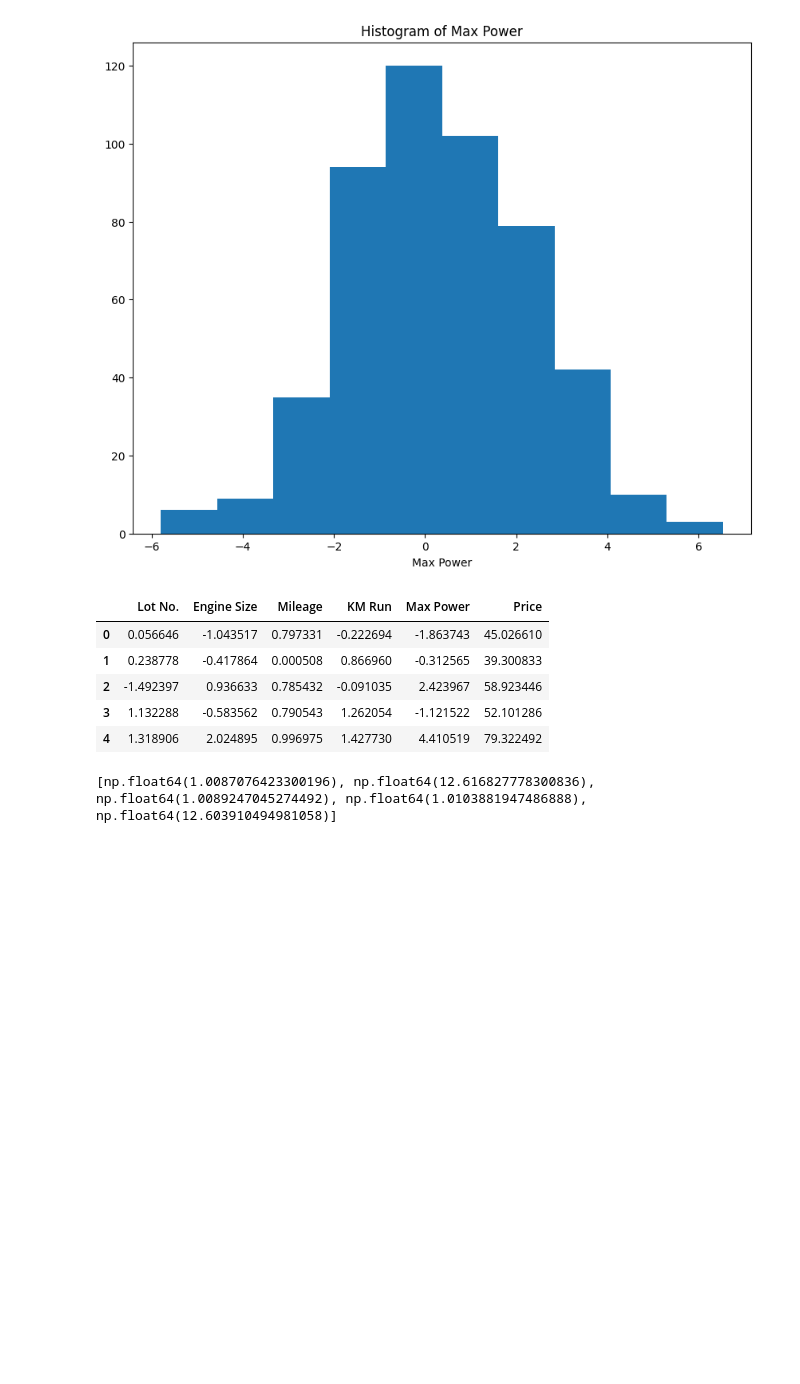
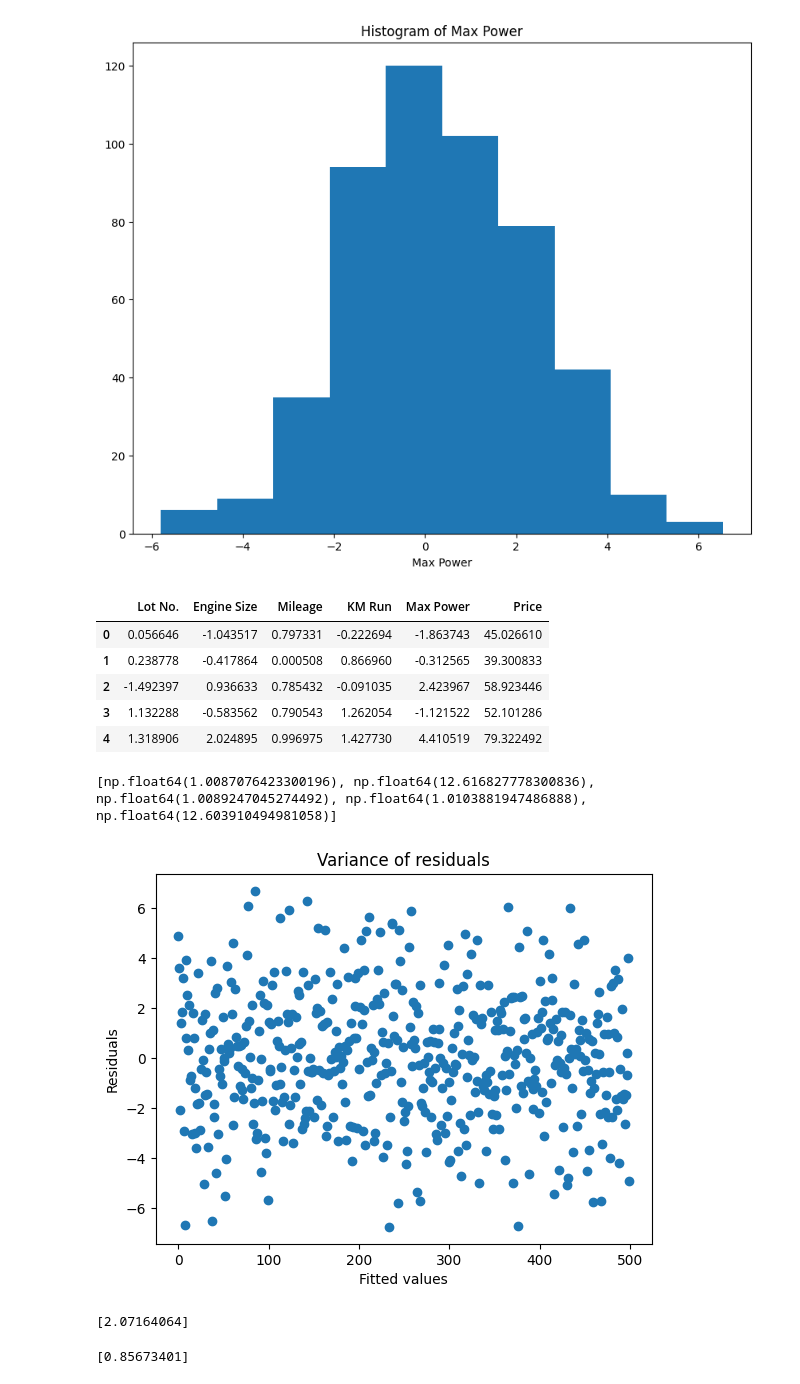
Before and after one commit to prasannaneupane/AI_Lab, a Jupyter notebook: bikeprice_prediction.ipynb, the cells around one changed output. Drawn from its saved outputs; the diff is of its cells as text; code cells hidden in the pictures; blank space fills up the shorter version.

```diff
--- a/bikeprice_prediction.ipynb
+++ b/bikeprice_prediction.ipynb
@@ -66,3 +66,26 @@ print(VIF)
 [np.float64(1.0087076423300196), np.float64(12.616827778300836), np.float64(1.0089247045274492), np.float64(1.0103881947486888), np.float64(12.603910494981058)]
 # %%
 X=np.delete(X,4,1)
+# %%
+X_axis = range (500)
+y_axis = residuals
+plt.scatter(x=X_axis,y=y_axis)
+plt.title("Variance of residuals")
+plt.xlabel("Fitted values")
+plt.ylabel("Residuals")
+plt.show()
+# %% [output]
+[figure, added]
+# %%
+from statsmodels.stats.stattools import durbin_watson
+
+durbin_watson_score = durbin_watson(residuals)
+print(durbin_watson_score)
+# %% [output]
+[2.07164064]
+# %%
+import statsmodels.api as sm
+p_value =sm.stats.normal_ad(residuals)[1]
+print(p_value)
+# %% [output]
+[0.85673401]
```
Also changed, not shown: parts of 4 cells of this notebook.
